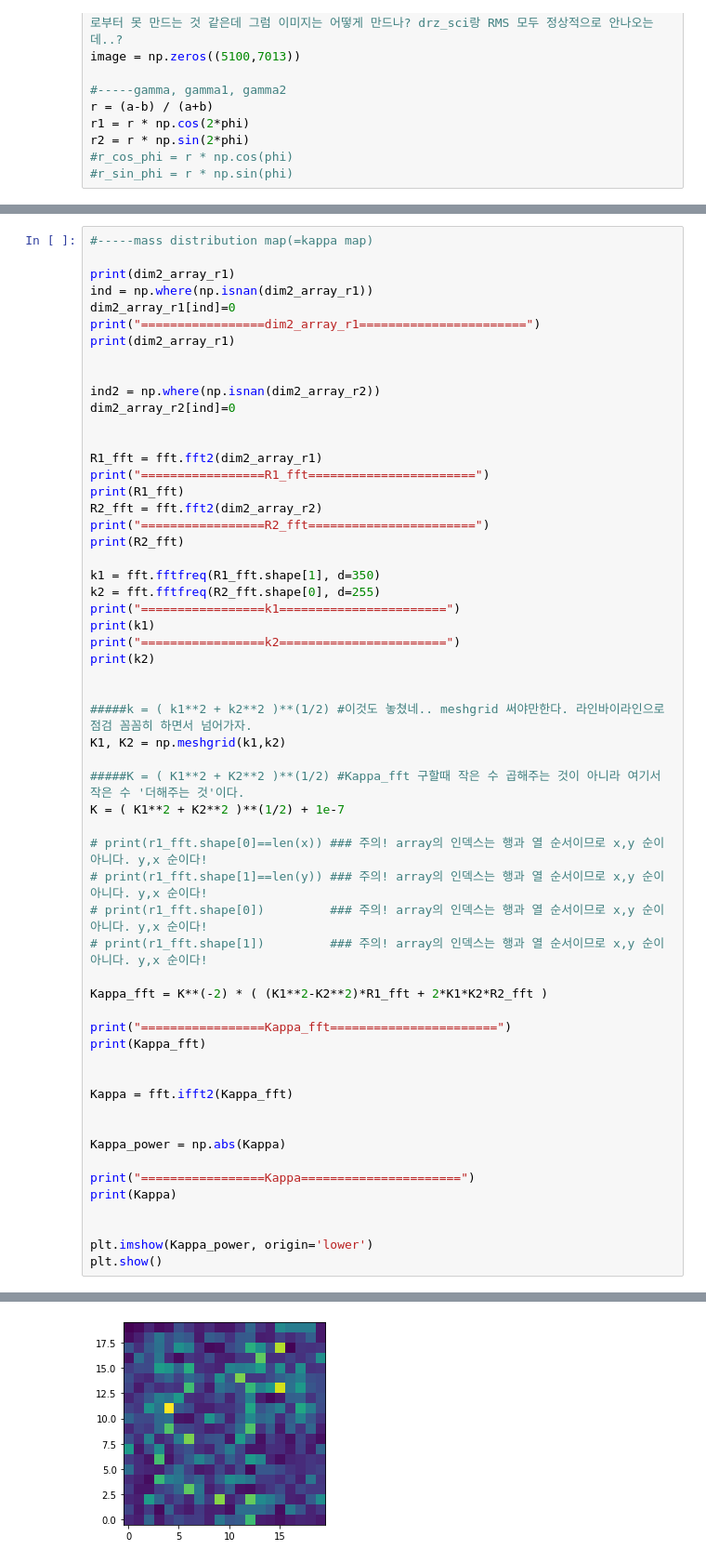
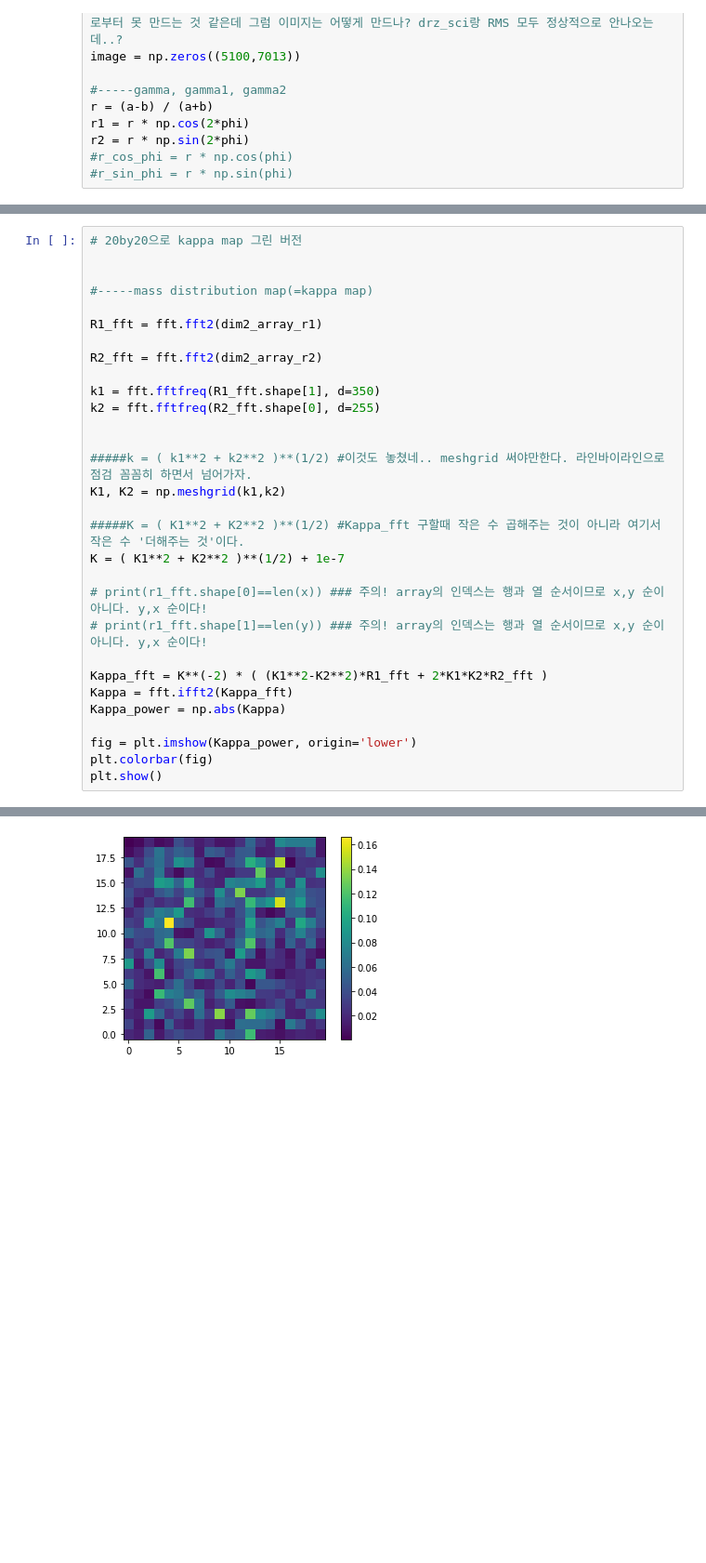
Before and after one commit to b0seong/Bullet_first-assignment_0106, a Jupyter notebook: first_from-cat435.ipynb, the cells around one changed output, grey strips where cells are left out. Shown: that part at 93% size. Drawn from its saved outputs; the diff is of its cells as text; blank space fills up the shorter version.

```diff
--- a/first_from-cat435.ipynb
+++ b/first_from-cat435.ipynb
@@ -90,32 +97,17 @@ plt.show()
 # %% [output]
 [figure]
 # %%
+# 20by20으로 kappa map 그린 버전
+
+
 #-----mass distribution map(=kappa map)
 
-print(dim2_array_r1)
-ind = np.where(np.isnan(dim2_array_r1))
-dim2_array_r1[ind]=0
-print("=================dim2_array_r1=======================")
-print(dim2_array_r1)
+R1_fft = fft.fft2(dim2_array_r1)
 
-
-ind2 = np.where(np.isnan(dim2_array_r2))
-dim2_array_r2[ind]=0
-
-
-R1_fft = fft.fft2(dim2_array_r1)
-print("=================R1_fft=======================")
-print(R1_fft)
 R2_fft = fft.fft2(dim2_array_r2)
-print("=================R2_fft=======================")
-print(R2_fft)
 
 k1 = fft.fftfreq(R1_fft.shape[1], d=350)
 k2 = fft.fftfreq(R2_fft.shape[0], d=255)
-print("=================k1=======================")
-print(k1)
-print("=================k2=======================")
-print(k2)
 
 
 #####k = ( k1**2 + k2**2 )**(1/2) #이것도 놓쳤네.. meshgrid 써야만한다. 라인바이라인으로 점검 꼼꼼히 하면서 넘어가자.
@@ -126,24 +118,12 @@ K = ( K1**2 + K2**2 )**(1/2) + 1e-7
 
 # print(r1_fft.shape[0]==len(x)) ### 주의! array의 인덱스는 행과 열 순서이므로 x,y 순이 아니다. y,x 순이다!
 # print(r1_fft.shape[1]==len(y)) ### 주의! array의 인덱스는 행과 열 순서이므로 x,y 순이 아니다. y,x 순이다!
-# print(r1_fft.shape[0])         ### 주의! array의 인덱스는 행과 열 순서이므로 x,y 순이 아니다. y,x 순이다!
-# print(r1_fft.shape[1])         ### 주의! array의 인덱스는 행과 열 순서이므로 x,y 순이 아니다. y,x 순이다!
 
 Kappa_fft = K**(-2) * ( (K1**2-K2**2)*R1_fft + 2*K1*K2*R2_fft )
-
-print("=================Kappa_fft=======================")
-print(Kappa_fft)
-
-
 Kappa = fft.ifft2(Kappa_fft)
-
-
 Kappa_power = np.abs(Kappa)
 
-print("=================Kappa======================")
-print(Kappa)
-
-
-plt.imshow(Kappa_power, origin='lower')
+fig = plt.imshow(Kappa_power, origin='lower')
+plt.colorbar(fig)
 plt.show()
 # %% [output]
@@ -167,4 +130,4 @@ plt.show()
-[figure, old version]
+[figure, new version]
 # %%
 #-----mass distribution map(=kapp map)
 
```
Also changed, not shown: parts of 3 cells of this notebook.
